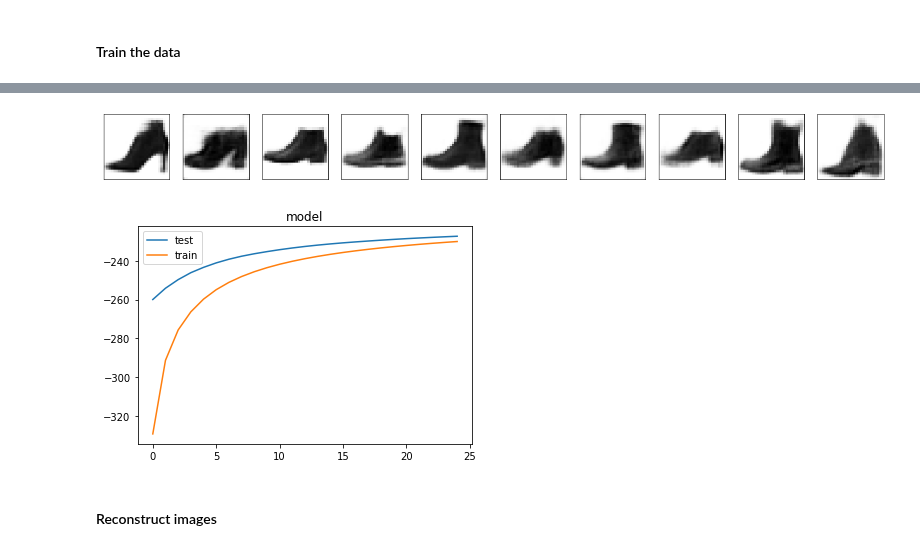
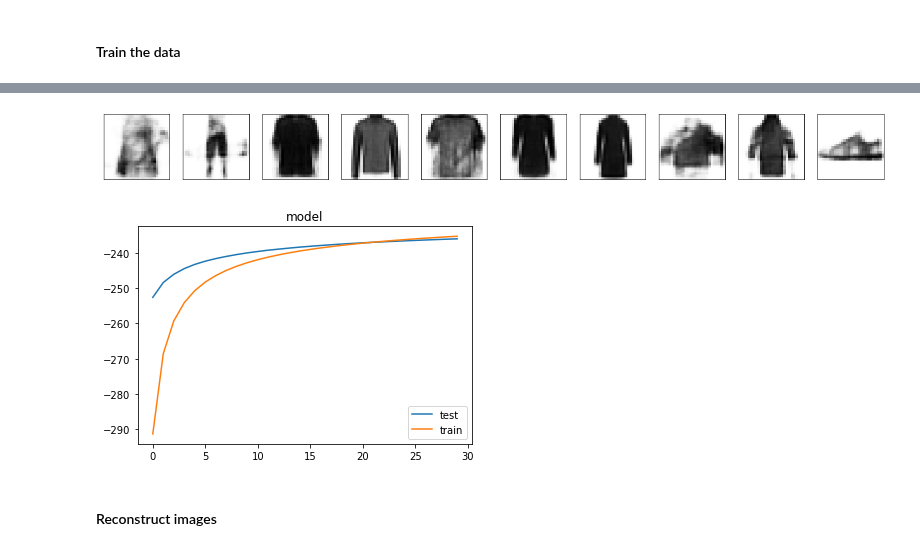
Before and after one commit to lorenzosintini/4YP, a Jupyter notebook: Models_v2/Conv_VAE_Novel_v2.ipynb, the cells around one changed output, grey strips where cells are left out. Saved outputs shown, nothing was run; the diff lists cells and outputs as text; code cells hidden in the pictures.

```diff
--- a/Models_v2/Conv_VAE_Novel_v2.ipynb
+++ b/Models_v2/Conv_VAE_Novel_v2.ipynb
@@ -260,57 +257,17 @@ Downloading data from https://storage.googleapis.com/tensorflow/tf-keras-dataset
-# %%
-chosen_classes=[0,1,2,3,4,5,6,7,8,9]
-chosen_numbers = [5, 10, 50, 100, 500, 1000, 2000, 3000, 4500, 6000]
-x_train, y_train = change_ratio(x_train, y_train, chosen_classes, chosen_numbers)
-chosen_numbers = [1000, 1000, 1000, 1000, 1000, 1000, 1000, 1000, 1000, 1000]
-x_test, y_test = change_ratio(x_test, y_test, chosen_classes, chosen_numbers)
-
-x_train_0, y_train_0, x_test_0, y_test_0, train_dataset_0, test_dataset_0 = setup_dataset(x_train, y_train, x_test, y_test, chosen_classes=[0])
-x_train_1, y_train_1, x_test_1, y_test_1, train_dataset_1, test_dataset_1 = setup_dataset(x_train, y_train, x_test, y_test, chosen_classes=[1])
-x_train_2, y_train_2, x_test_2, y_test_2, train_dataset_2, test_dataset_2 = setup_dataset(x_train, y_train, x_test, y_test, chosen_classes=[2])
-x_train_3, y_train_3, x_test_3, y_test_3, train_dataset_3, test_dataset_3 = setup_dataset(x_train, y_train, x_test, y_test, chosen_classes=[3])
-x_train_4, y_train_4, x_test_4, y_test_4, train_dataset_4, test_dataset_4 = setup_dataset(x_train, y_train, x_test, y_test, chosen_classes=[4])
-x_train_5, y_train_5, x_test_5, y_test_5, train_dataset_5, test_dataset_5 = setup_dataset(x_train, y_train, x_test, y_test, chosen_classes=[5])
-x_train_6, y_train_6, x_test_6, y_test_6, train_dataset_6, test_dataset_6 = setup_dataset(x_train, y_train, x_test, y_test, chosen_classes=[6])
-x_train_7, y_train_7, x_test_7, y_test_7, train_dataset_7, test_dataset_7 = setup_dataset(x_train, y_train, x_test, y_test, chosen_classes=[7])
-x_train_8, y_train_8, x_test_8, y_test_8, train_dataset_8, test_dataset_8 = setup_dataset(x_train, y_train, x_test, y_test, chosen_classes=[8])
-x_train_9, y_train_9, x_test_9, y_test_9, train_dataset_9, test_dataset_9 = setup_dataset(x_train, y_train, x_test, y_test, chosen_classes=[9])
-
-z_size = 25
-model_0 = CVAE(z_size)
-model_1 = CVAE(z_size)
-model_2 = CVAE(z_size)
-model_3 = CVAE(z_size)
-model_4 = CVAE(z_size)
-model_5 = CVAE(z_size)
-model_6 = CVAE(z_size)
-model_7 = CVAE(z_size)
-model_8 = CVAE(z_size)
-model_9 = CVAE(z_size)
-
-model_dict = {'0' : model_0,
-              '1' : model_1,
-		          '2' : model_2,
-              '3' : model_3,
-              '4' : model_4,
-              '5' : model_5,
-              '6' : model_6,
-              '7' : model_7,
-              '8' : model_8,
-              '9' : model_9,}
-
-train_test_dataset(model_0, train_dataset_0, test_dataset_0, 50, generate=True)
-train_test_dataset(model_1, train_dataset_1, test_dataset_1, 40, generate=True)
-train_test_dataset(model_2, train_dataset_2, test_dataset_2, 30, generate=True)
-train_test_dataset(model_3, train_dataset_3, test_dataset_3, 25, generate=True)
-train_test_dataset(model_4, train_dataset_4, test_dataset_4, 25, generate=True)
-train_test_dataset(model_5, train_dataset_5, test_dataset_5, 25, generate=True)
-train_test_dataset(model_6, train_dataset_6, test_dataset_6, 25, generate=True)
-train_test_dataset(model_7, train_dataset_7, test_dataset_7, 25, generate=True)
-train_test_dataset(model_8, train_dataset_8, test_dataset_8, 25, generate=True)
-train_test_dataset(model_9, train_dataset_9, test_dataset_9, 25, generate=True)
-# %% [output]
-[figure, removed]
-[figure, removed]
+# %%
+x_train_0, y_train_0, x_test_0, y_test_0, train_dataset_0, test_dataset_0 = setup_dataset(x_train, y_train, x_test, y_test, chosen_classes=[0,1,2,3,4,5,6,7])
+
+
+z_size = 25
+model_nov = CVAE(z_size)
+
+#model_dict = {'0' : model_0, '1' : model_1, '2' : model_2, '3' : model_3, '4' : model_4,
+#              '5' : model_5, '6' : model_6, '7' : model_7, '8' : model_8, '9' : model_9,}
+
+train_test_dataset(model_nov, train_dataset_0, test_dataset_0, 30, generate=True)
+# %% [output]
+[figure, added]
+[figure, added]
 # %% [markdown]
 #### Reconstruct images
 # %%
```
Also changed, not shown: parts of 10 cells of this notebook.
